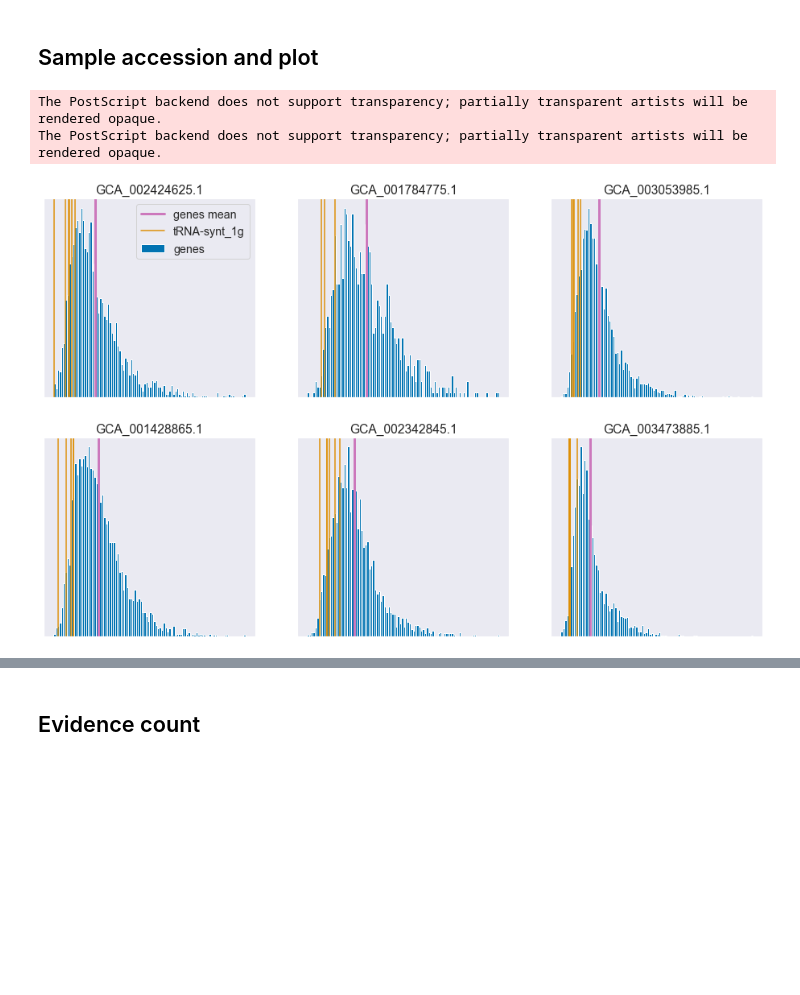
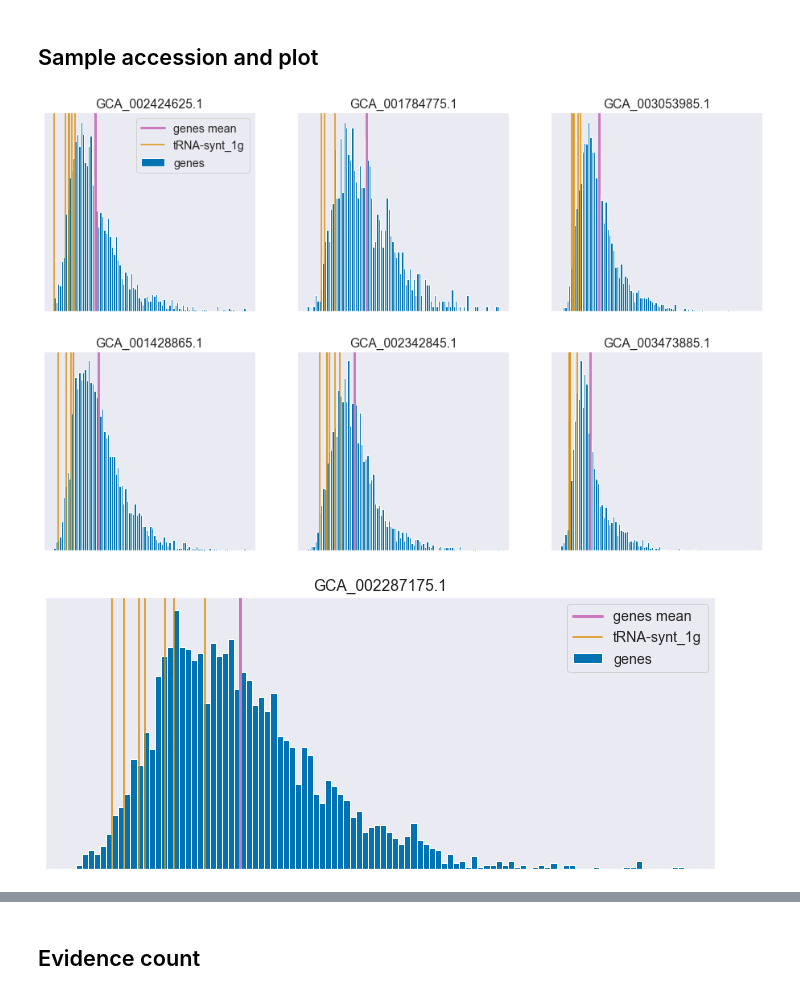
Before and after one commit to srom/nbias, a Jupyter notebook: notebook/Protein domain results.ipynb, the cells around one changed output, grey strips where cells are left out. Cells and saved outputs as stored; diff of their text form; code cells hidden in the pictures; blank space fills up the shorter version.

```diff
--- a/notebook/Protein domain results.ipynb
+++ b/notebook/Protein domain results.ipynb
@@ -151,11 +151,18 @@ def plot_domain_distances(
     phylum=None,
     n_cols=3,
     seed=None,
+    figsize=(16, 5),
 ):
+    n_cols = np.amin([n_cols, n_samples])
     n_rows = int(np.ceil(n_samples / n_cols))
 
-    f, axes = plt.subplots(n_rows, n_cols, figsize=(16, 5 * n_rows))
-    axes = axes.flatten()
+    f, axes_ = plt.subplots(n_rows, n_cols, figsize=(figsize[0], figsize[1] * n_rows))
+
+    if n_samples == 1:
+        axes = np.array([axes_])
+    else:
+        axes = axes_.flatten()
+
     n_axes = len(axes)
 
     if phylum is not None:
@@ -234,6 +241,14 @@ f = plot_domain_distances(
 #    dpi=300,
 #)
 # %% [output]
-The PostScript backend does not support transparency; partially transparent artists will be rendered opaque.
-The PostScript backend does not support transparency; partially transparent artists will be rendered opaque.
 [figure]
+# %%
+f = plot_domain_distances(
+    assembly_df.loc[['GCA_002287175.1']],
+    domain_query='tRNA-synt_1g',
+    query_type='pfam',
+    n_samples=1,
+    figsize=(12, 5),
+)
+# %% [output]
+[figure, added]
```
Also changed, not shown: parts of 34 cells of this notebook, 4 other files.
